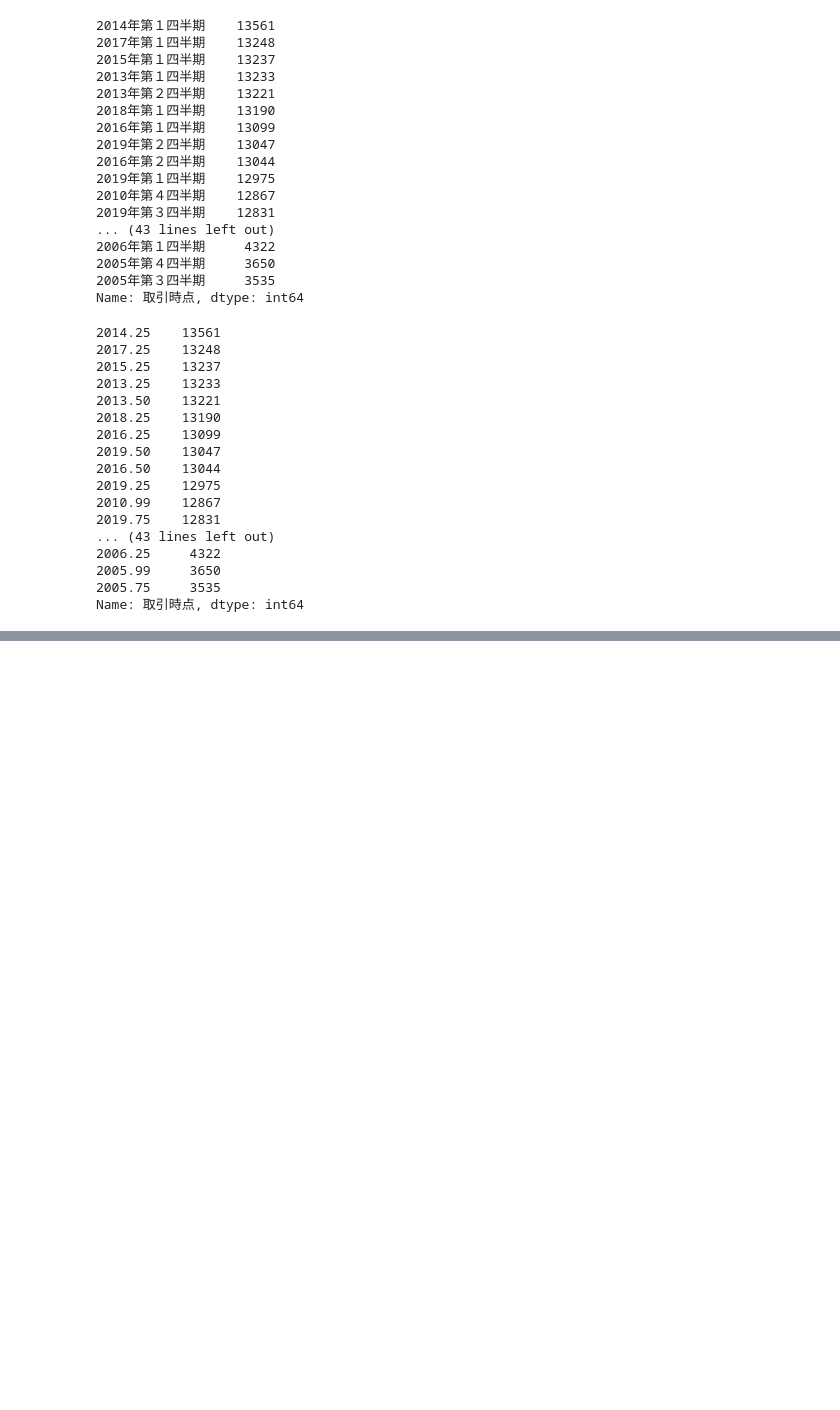
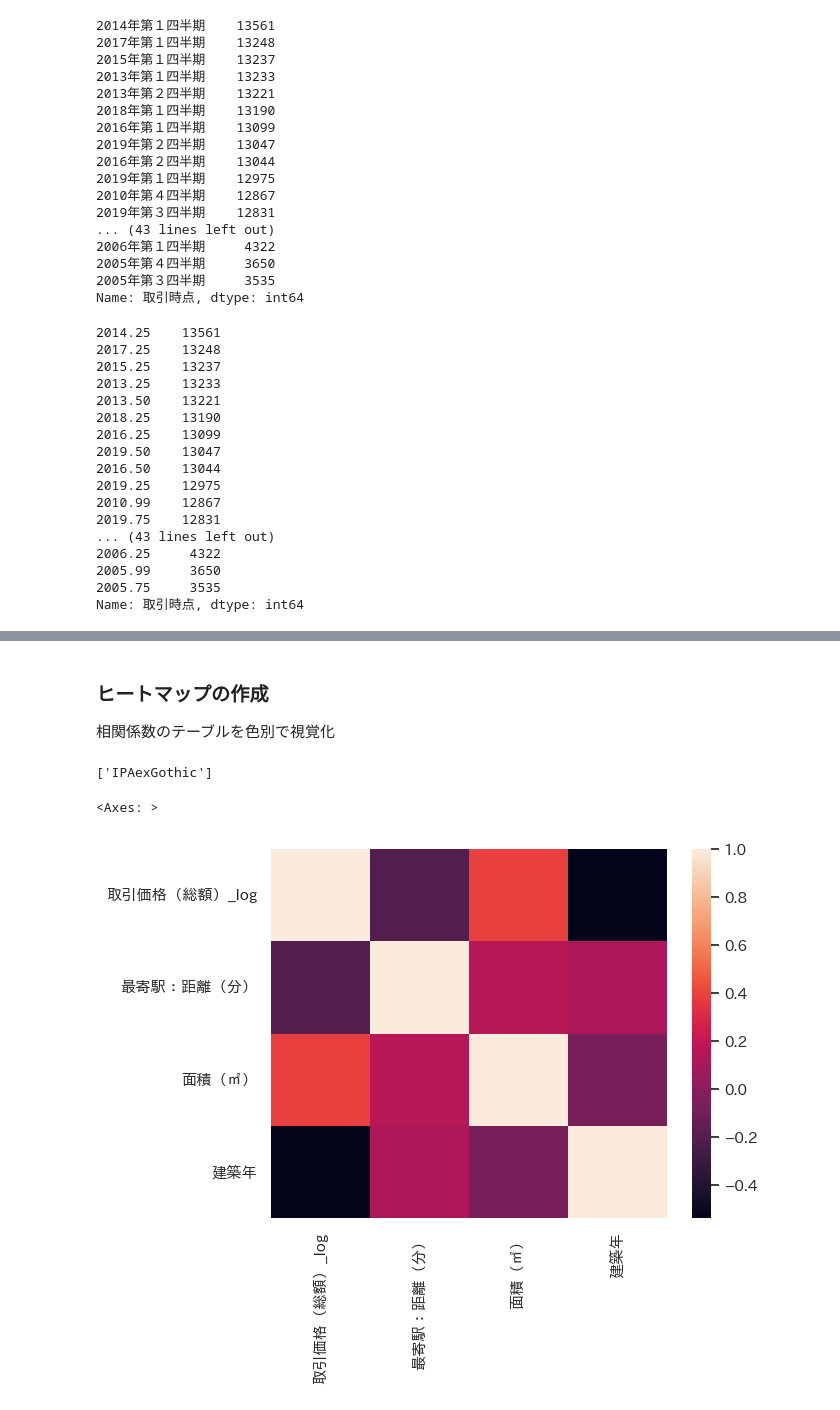
Before and after one commit to naitoyuma7110/DataAnlysDemo, a Jupyter notebook: workspace/DataAnlysis.ipynb, the cells around one changed output, grey strips where cells are left out. Saved outputs shown, nothing was run; the diff lists cells and outputs as text; code cells hidden in the pictures; blank space fills up the shorter version.

```diff
--- a/workspace/DataAnlysis.ipynb
+++ b/workspace/DataAnlysis.ipynb
@@ -467,0 +552,11 @@ plt.show()
+# %% [markdown]
+### ヒートマップの作成
+
+相関係数のテーブルを色別で視覚化
+# %%
+print(plt.rcParams['font.family'])
+sns.heatmap(df[["取引価格（総額）_log", "最寄駅：距離（分）","面積（㎡）","建築年"]].corr())
+# %% [output]
+['IPAexGothic']
+<Axes: >
+[figure, added]
```
Also changed, not shown: parts of 18 cells of this notebook.
